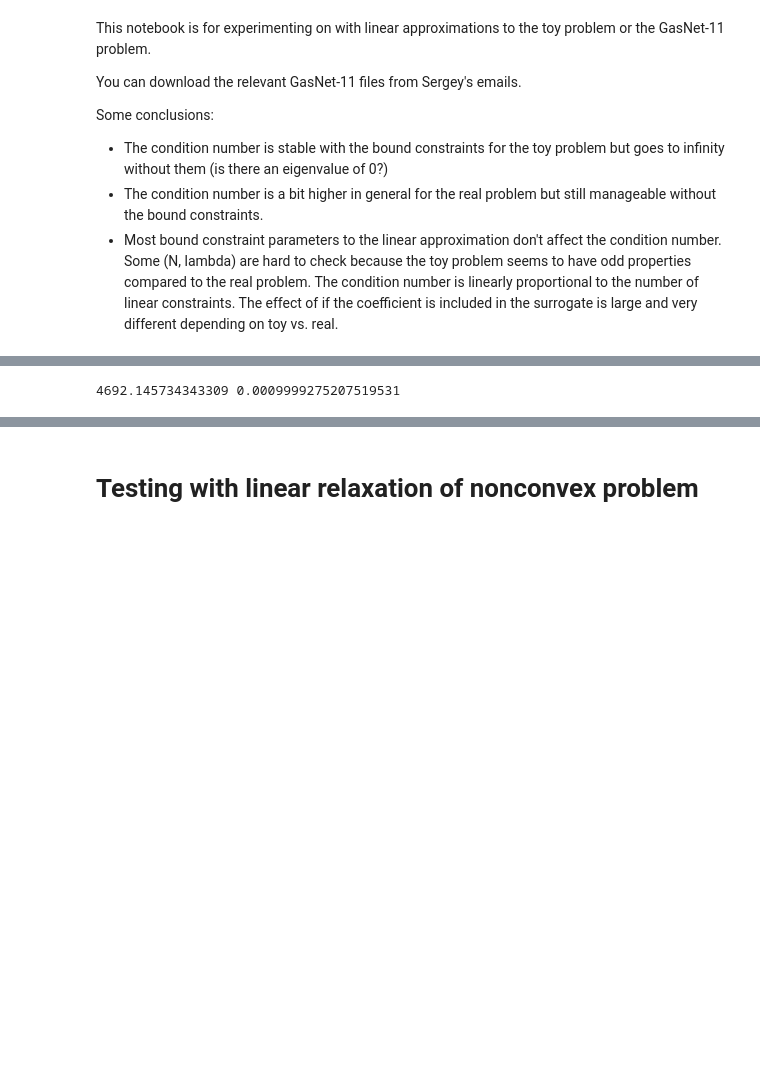
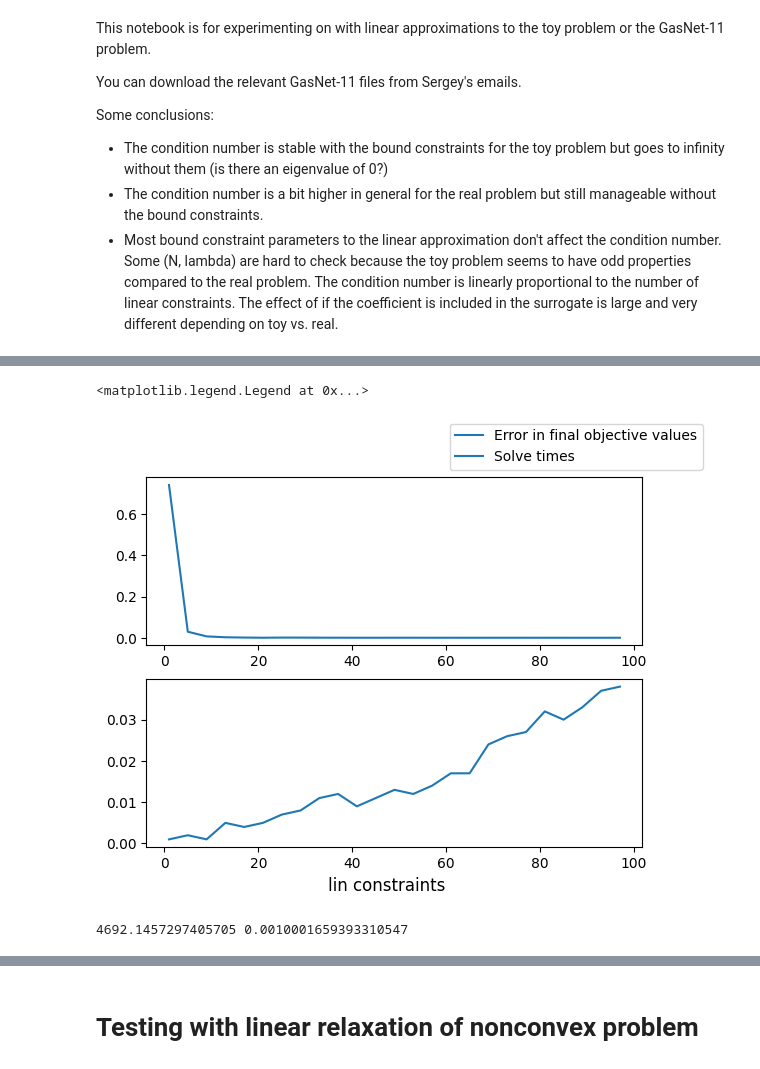
Before and after one commit to micpap25/ENG-QUANT, a Jupyter notebook: experiments/classical_run.ipynb, the cells around one changed output, grey strips where cells are left out. Drawn from its saved outputs; the diff is of its cells as text; code cells hidden in the pictures; blank space fills up the shorter version.

```diff
--- a/experiments/classical_run.ipynb
+++ b/experiments/classical_run.ipynb
@@ -88,30 +89,35 @@ Academic license - for non-commercial use only - expires 2027-05-16
 # %%
 errors = []
 times = []
-# lin_cons_range = range(2, 101, 4)
-lin_cons_range = range(20, 1001, 40)
+toy_problem_to_json(N, X_UPPER_BOUNDS, F_UPPER_BOUNDS, DEMAND_INEQUALITY, GAMMA, LAMBD,
+                    EPS, DELTA, LX, LP, LF, UP)
+quad, q_time = solve_qcp(f_name="toy.json")
+
+lin_cons_range = range(1, 101, 4)
+# lin_cons_range = range(20, 1001, 40)
 for lin_cons in lin_cons_range:
-    toy_problem_to_json(N, X_UPPER_BOUNDS, F_UPPER_BOUNDS, GAMMA, LAMBD,
-                        EPS, DELTA, LX, LP, LF, UP)
-    quadratic_model_lin_approx(lin_cons, OUTER_APPROXIMATION, COEFFICIENT_SURROGATE,
-                                SURROGATE_BOUND_BELOW, SURROGATE_BOUND_ABOVE)
-    # quadratic_lin_approx_no_surrogate(lin_cons, OUTER_APPROXIMATION)
+    # quadratic_model_lin_approx(lin_cons, OUTER_APPROXIMATION, COEFFICIENT_SURROGATE,
+    #                             SURROGATE_BOUND_BELOW, SURROGATE_BOUND_ABOVE, remove_division=REMOVE_DIVISION)
+    quadratic_lin_approx_no_surrogate(lin_cons, OUTER_APPROXIMATION, remove_division=REMOVE_DIVISION)
     val, time = solve_lp()
     if val is not None:
-        errors.append(val - N)
+        errors.append(val - quad)
         times.append(time)
 
 fig, (ax1, ax2) = plt.subplots(2, 1)
 fig.supxlabel("lin constraints")
 ax1.plot(lin_cons_range, errors, label="Error in final objective values")
 ax2.plot(lin_cons_range, times, label="Solve times")
 fig.legend()
+# %% [output]
+<matplotlib.legend.Legend at 0x...>
+[figure, added]
 # %%
 # Put the original QCP into gurobi
-qcp_value, qcp_time = solve_qcp(f_name="model11_quad.json")
+qcp_value, qcp_time = solve_qcp(f_name="model11_quad_reform.json")
 print(qcp_value, qcp_time)
 # %% [output]
-4692.145734343309 0.0009999275207519531
+4692.1457297405705 0.0010001659393310547
 # %%
 print(solve_lp(f_name="Model11_lp.json"))
 print(solve_qcp(f_name="Model11_lp.json"))
```
Also changed, not shown: parts of 7 cells of this notebook, 8 other files.
